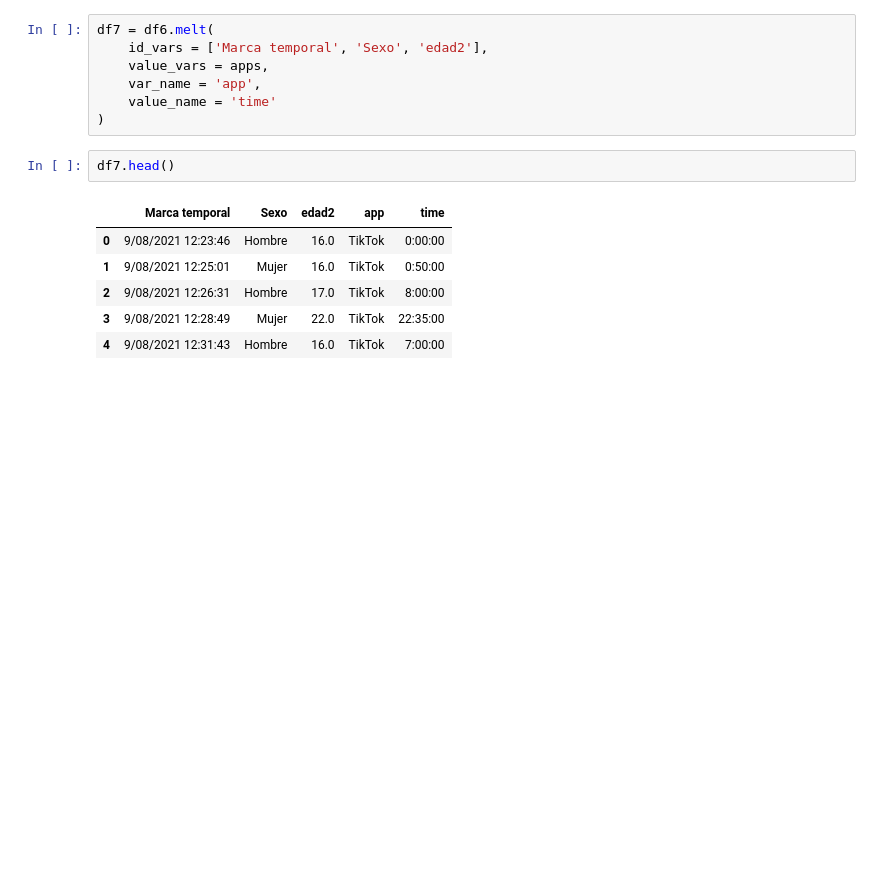
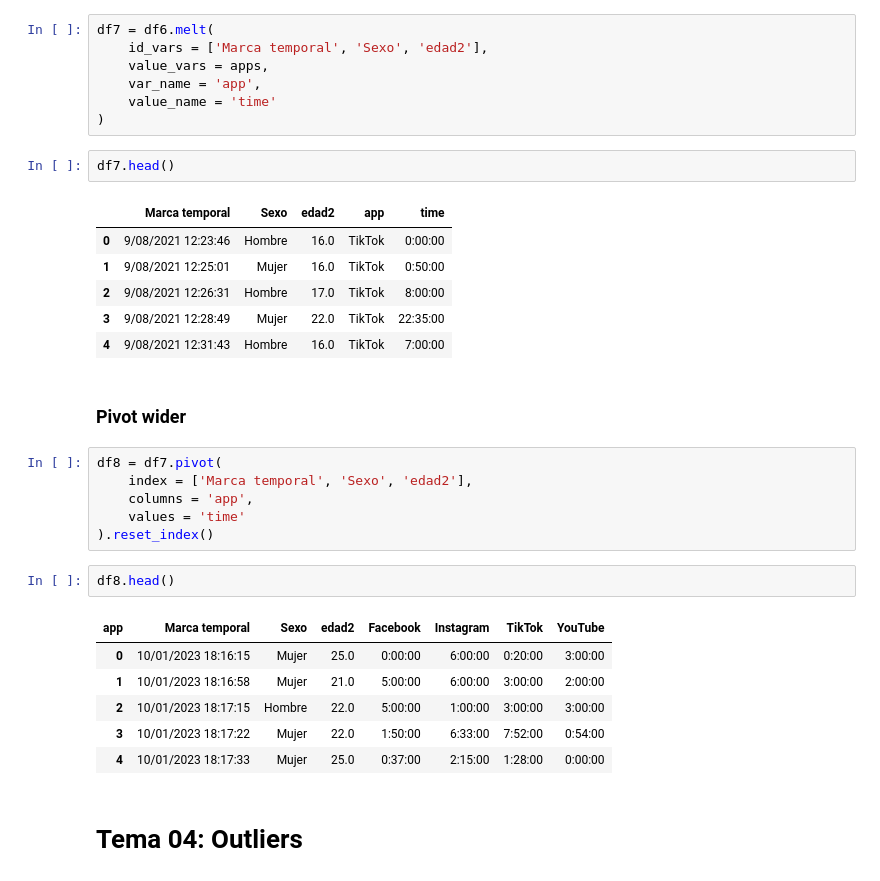
Before and after one commit to auzaluis/upsa_mod_202501, a Jupyter notebook: personalidad/01_script_ETL_personalidad.ipynb, the cells around one changed output. Cells and saved outputs as stored; diff of their text form; blank space fills up the shorter version.

```diff
--- a/personalidad/01_script_ETL_personalidad.ipynb
+++ b/personalidad/01_script_ETL_personalidad.ipynb
@@ -427,3 +427,22 @@ df7.head()
 | 2 | 9/08/2021 12:26:31 | Hombre | 17.0 | TikTok | 8:00:00 |
 | 3 | 9/08/2021 12:28:49 | Mujer | 22.0 | TikTok | 22:35:00 |
 | 4 | 9/08/2021 12:31:43 | Hombre | 16.0 | TikTok | 7:00:00 |
+# %% [markdown]
+### Pivot wider
+# %%
+df8 = df7.pivot(
+    index = ['Marca temporal', 'Sexo', 'edad2'],
+    columns = 'app',
+    values = 'time'
+).reset_index()
+# %%
+df8.head()
+# %% [output]
+| app | Marca temporal | Sexo | edad2 | Facebook | Instagram | TikTok | YouTube |
+| 0 | 10/01/2023 18:16:15 | Mujer | 25.0 | 0:00:00 | 6:00:00 | 0:20:00 | 3:00:00 |
+| 1 | 10/01/2023 18:16:58 | Mujer | 21.0 | 5:00:00 | 6:00:00 | 3:00:00 | 2:00:00 |
+| 2 | 10/01/2023 18:17:15 | Hombre | 22.0 | 5:00:00 | 1:00:00 | 3:00:00 | 3:00:00 |
+| 3 | 10/01/2023 18:17:22 | Mujer | 22.0 | 1:50:00 | 6:33:00 | 7:52:00 | 0:54:00 |
+| 4 | 10/01/2023 18:17:33 | Mujer | 25.0 | 0:37:00 | 2:15:00 | 1:28:00 | 0:00:00 |
+# %% [markdown]
+# Tema 04: Outliers
```
